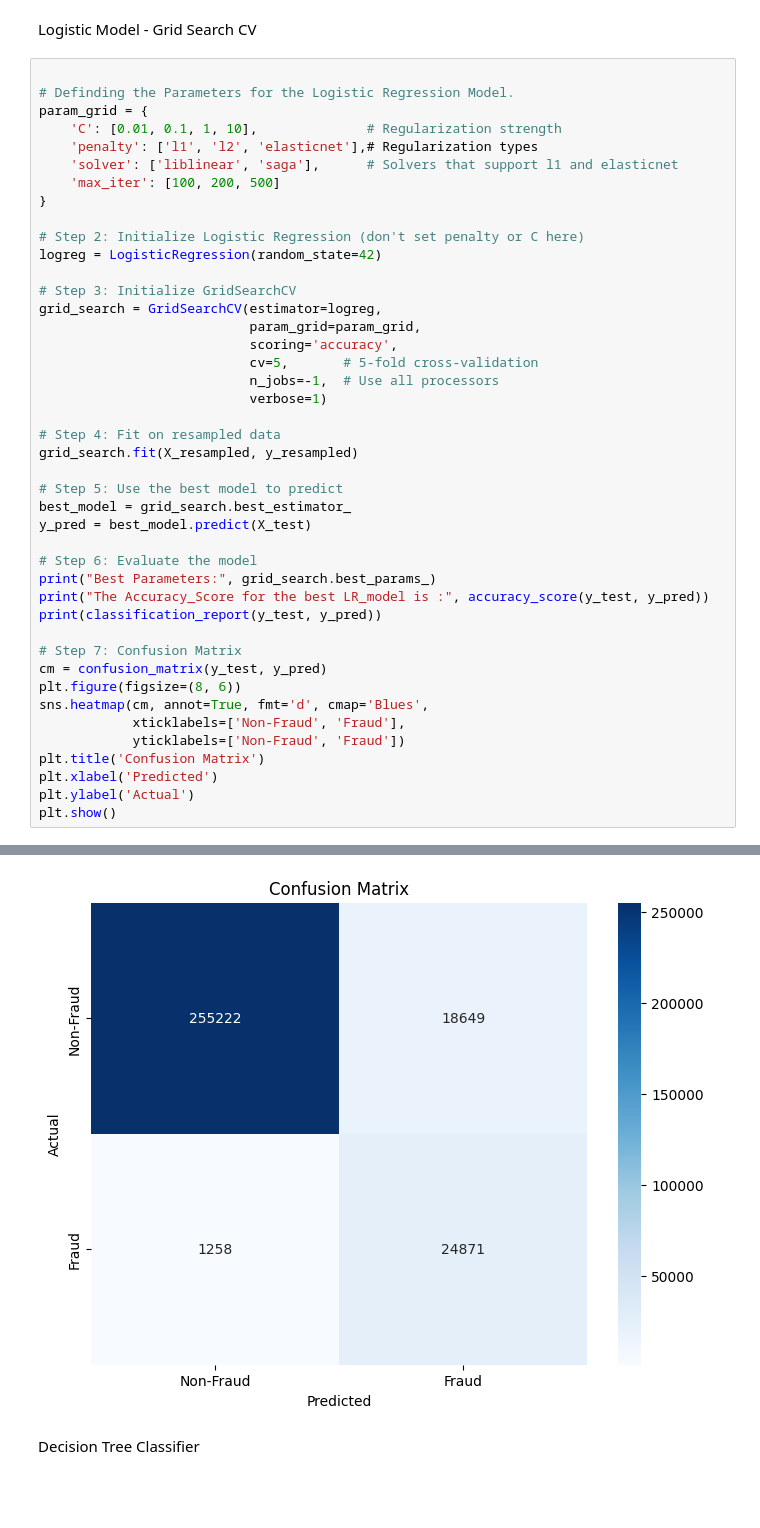
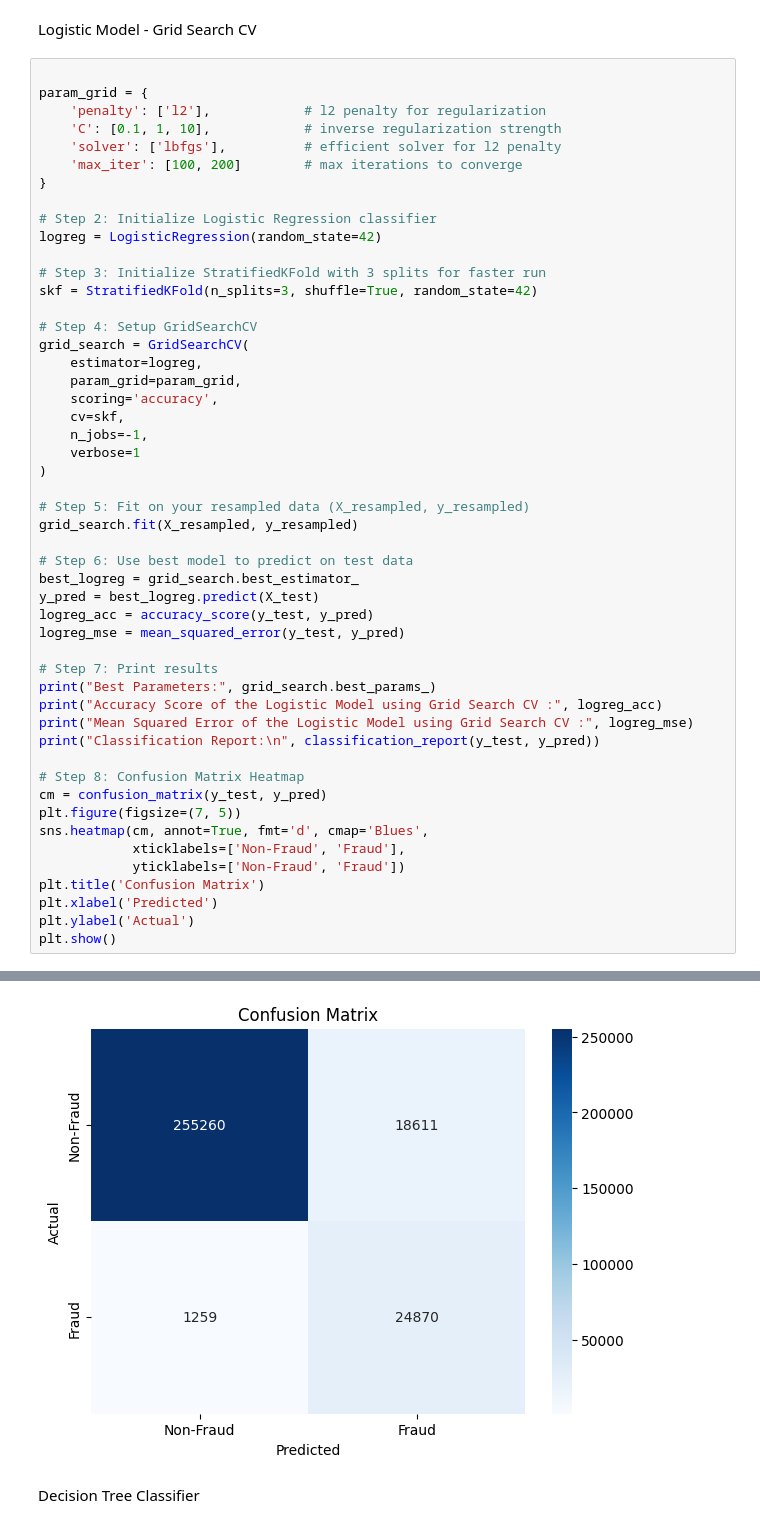
Before and after one commit to Madhumathi3001/Credit-Card-Fraud-Deduction-, a Jupyter notebook: credit_card.ipynb, the cells around one changed output, grey strips where cells are left out. Cells and saved outputs as stored; diff of their text form; blank space fills up the shorter version.

```diff
--- a/credit_card.ipynb
+++ b/credit_card.ipynb
@@ -325,40 +329,47 @@ weighted avg       0.96      0.93      0.94    300000
 Logistic Model - Grid Search CV
 # %%
 
-# Definding the Parameters for the Logistic Regression Model.
 param_grid = {
-    'C': [0.01, 0.1, 1, 10],              # Regularization strength
-    'penalty': ['l1', 'l2', 'elasticnet'],# Regularization types
-    'solver': ['liblinear', 'saga'],      # Solvers that support l1 and elasticnet
-    'max_iter': [100, 200, 500]
+    'penalty': ['l2'],            # l2 penalty for regularization
+    'C': [0.1, 1, 10],            # inverse regularization strength
+    'solver': ['lbfgs'],          # efficient solver for l2 penalty
+    'max_iter': [100, 200]        # max iterations to converge
 }
 
-# Step 2: Initialize Logistic Regression (don't set penalty or C here)
+# Step 2: Initialize Logistic Regression classifier
 logreg = LogisticRegression(random_state=42)
 
-# Step 3: Initialize GridSearchCV
-grid_search = GridSearchCV(estimator=logreg,
-                           param_grid=param_grid,
-                           scoring='accuracy',
-                           cv=5,       # 5-fold cross-validation
-                           n_jobs=-1,  # Use all processors
-                           verbose=1)
+# Step 3: Initialize StratifiedKFold with 3 splits for faster run
+skf = StratifiedKFold(n_splits=3, shuffle=True, random_state=42)
 
-# Step 4: Fit on resampled data
+# Step 4: Setup GridSearchCV
+grid_search = GridSearchCV(
+    estimator=logreg,
+    param_grid=param_grid,
+    scoring='accuracy',
+    cv=skf,
+    n_jobs=-1,
+    verbose=1
+)
+
+# Step 5: Fit on your resampled data (X_resampled, y_resampled)
 grid_search.fit(X_resampled, y_resampled)
 
-# Step 5: Use the best model to predict
-best_model = grid_search.best_estimator_
-y_pred = best_model.predict(X_test)
+# Step 6: Use best model to predict on test data
+best_logreg = grid_search.best_estimator_
+y_pred = best_logreg.predict(X_test)
+logreg_acc = accuracy_score(y_test, y_pred)
+logreg_mse = mean_squared_error(y_test, y_pred)
 
-# Step 6: Evaluate the model
+# Step 7: Print results
 print("Best Parameters:", grid_search.best_params_)
-print("The Accuracy_Score for the best LR_model is :", accuracy_score(y_test, y_pred))
-print(classification_report(y_test, y_pred))
+print("Accuracy Score of the Logistic Model using Grid Search CV :", logreg_acc)
+print("Mean Squared Error of the Logistic Model using Grid Search CV :", logreg_mse)
+print("Classification Report:\n", classification_report(y_test, y_pred))
 
-# Step 7: Confusion Matrix
+# Step 8: Confusion Matrix Heatmap
 cm = confusion_matrix(y_test, y_pred)
-plt.figure(figsize=(8, 6))
+plt.figure(figsize=(7, 5))
 sns.heatmap(cm, annot=True, fmt='d', cmap='Blues',
             xticklabels=['Non-Fraud', 'Fraud'],
             yticklabels=['Non-Fraud', 'Fraud'])
@@ -374,11 +387,11 @@ The Accuracy_Score for the best LR_model is : 0.9336433333333334
 
            0       1.00      0.93      0.96    273871
            1       0.57      0.95      0.71     26129
 
     accuracy                           0.93    300000
    macro avg       0.78      0.94      0.84    300000
 weighted avg       0.96      0.93      0.94    300000
-[figure, old version]
+[figure, new version]
 # %% [markdown]
 Decision Tree Classifier
 # %%
```
Also changed, not shown: parts of 38 cells of this notebook.
